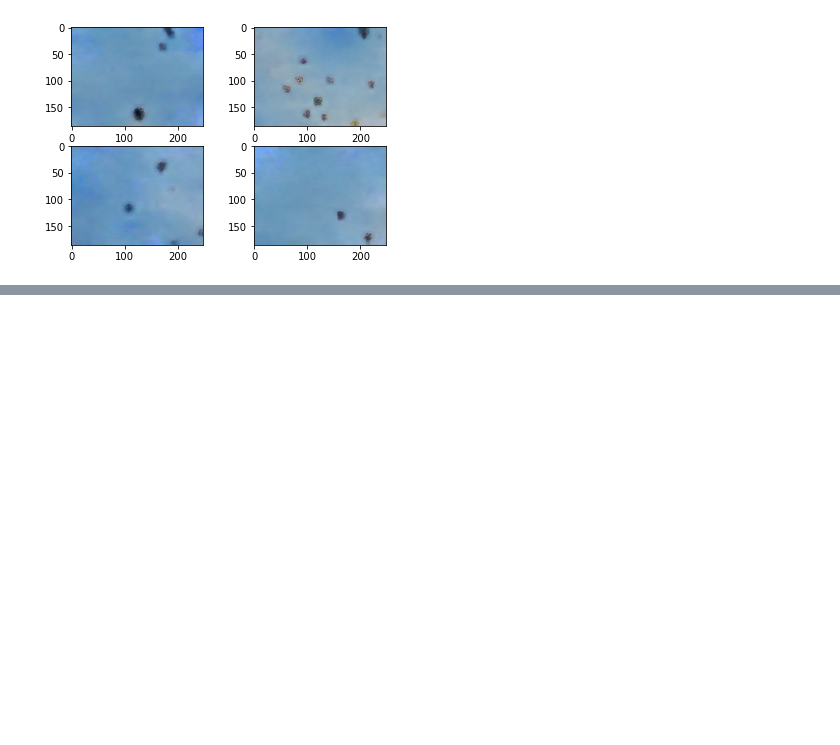
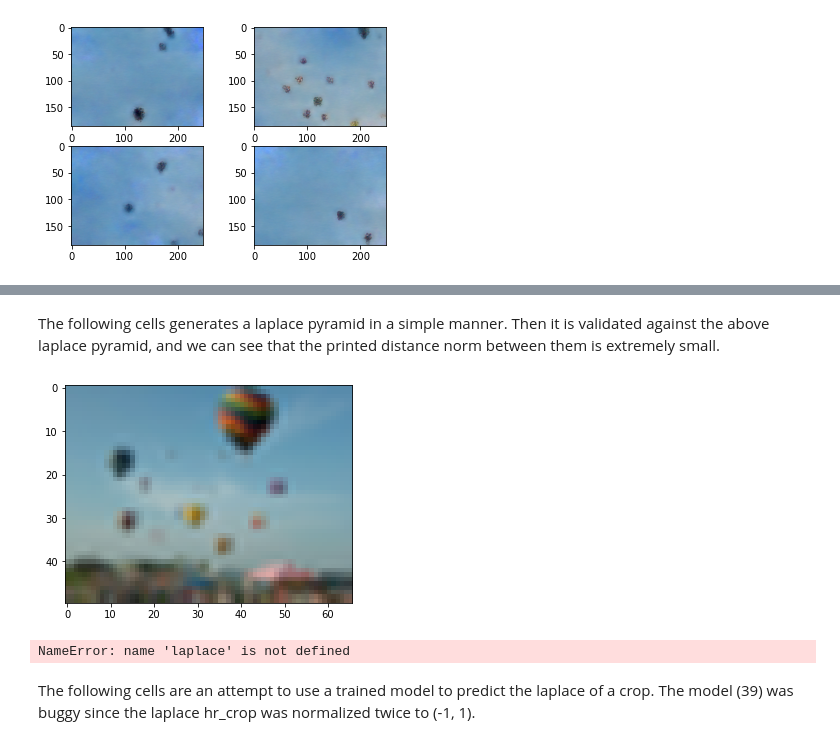
Before and after one commit to yanivnik/sinfusion-code, a Jupyter notebook: main.ipynb, the cells around one changed output, grey strips where cells are left out. Drawn from its saved outputs; the diff is of its cells as text; code cells hidden in the pictures; blank space fills up the shorter version.

```diff
--- a/main.ipynb
+++ b/main.ipynb
@@ -153,0 +420,12 @@ show_sample(s3)
+# %%
+img = torch.tensor(imread(f'./images/{image_name}')).moveaxis(2, 0)
+laplace = laplacian_reduce(img, coarsest_size_ratio, levels)[::-1]
+titles = ['Level %d' % i for i in range(len(laplace))]
+kwargs = ([{'bounds': (0, 1)}] + [{'bounds': (-1, 1)} for _ in range(len(laplace) - 1)])
+
+
+# TODO CHANGE
+print([l.shape for l in laplace])
+laplace_for_show = [l.moveaxis(0, 2).numpy() for l in laplace]
+imshow_vbox(laplace_for_show, kwargs=kwargs)
+torchvision.utils.save_image(laplace[2], '/home/yanivni/data/tmp/laptest.png')
@@ -153,0 +435,27 @@ show_sample(s3)
+# %% [markdown]
+The following cells generates a laplace pyramid in a simple manner. Then it is validated against the above laplace pyramid, and we can see that the printed distance norm between them is extremely small.
+# %%
+orig_image = torchvision.transforms.ToTensor()(Image.open(f'./images/{image_name}'))
+img_pyramid = [orig_image]
+for i in range(levels - 1):
+    img_pyramid.insert(0, resize(img_pyramid[0], scale_factors=size_ratios))
+
+laplace2 = [img_pyramid[0]]
+for level in range(1, levels):
+    l = img_pyramid[level] - resize(img_pyramid[level - 1], scale_factors=1 / size_ratios, out_shape=img_pyramid[level].shape)
+    laplace2.append(l)
+
+
+img0_r = resize(img_pyramid[0], scale_factors=1/size_ratios, out_shape=img_pyramid[1].shape)
+plt.imshow(img0_r.moveaxis(0, 2)); plt.show()
+gt = img0_r + laplace[1]
+plt.imshow(gt.moveaxis(0, 2)); plt.show()
+plt.imshow(img_pyramid[1].moveaxis(0, 2)); plt.show()
+
+print([torch.sum(laplace[i] - laplace2[i]) for i in range(len(laplace))])
+print([(laplace[i].mean(), laplace2[i].mean()) for i in range(len(laplace))])
+# %% [output]
+[figure, added]
+NameError: name 'laplace' is not defined
+# %% [markdown]
+The following cells are an attempt to use a trained model to predict the laplace of a crop. The model (39) was buggy since the laplace hr_crop was normalized twice to (-1, 1).
```
Also changed, not shown: parts of 30 cells of this notebook, 1 other file.
